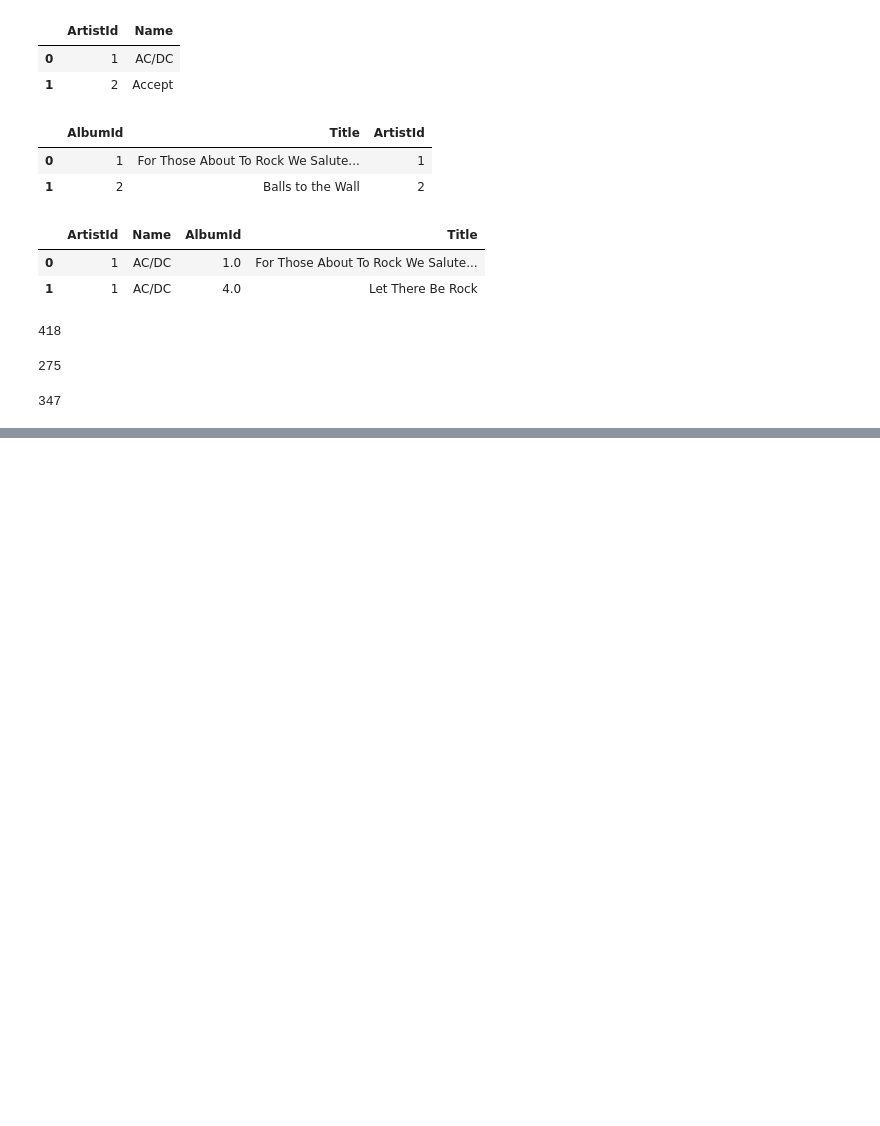
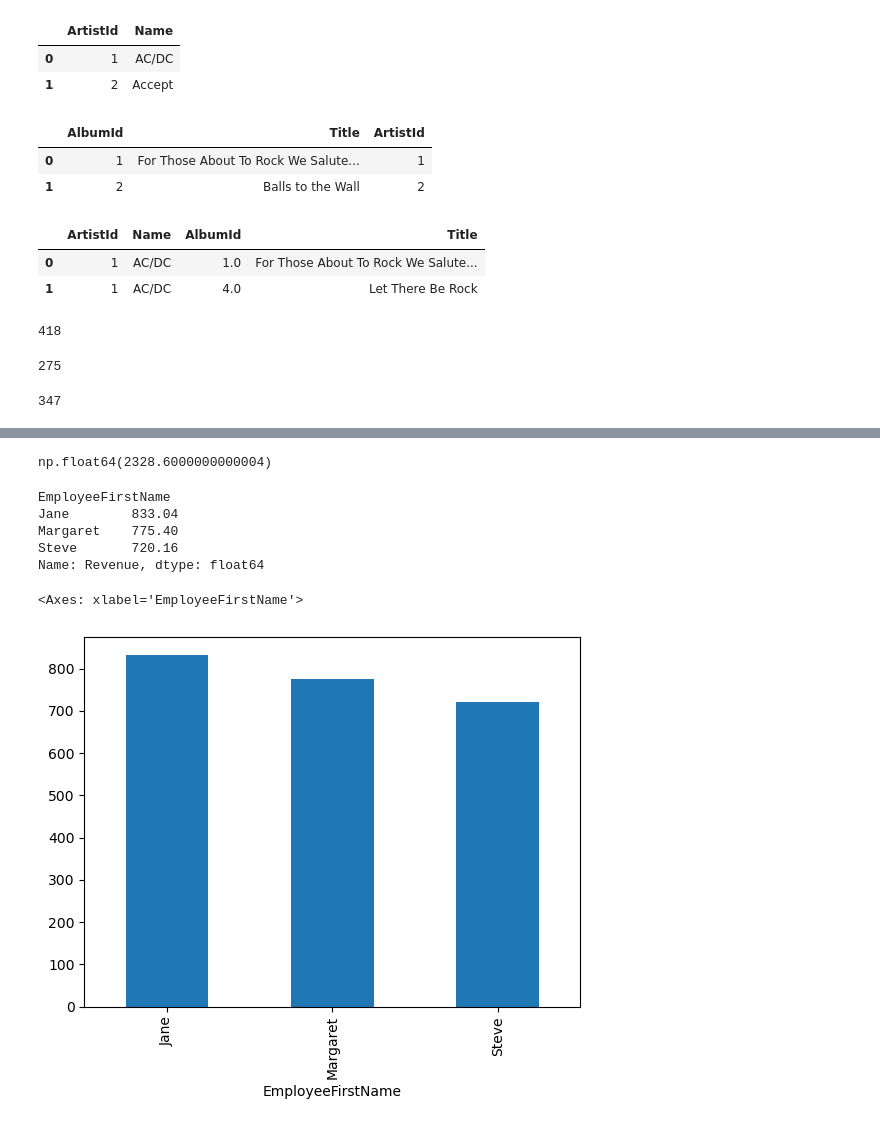
Before and after one commit to olaoluwaoyebola/PORA-Data-Science, a Jupyter notebook: Python/practical_class.ipynb, the cells around one changed output, grey strips where cells are left out. Drawn from its saved outputs; the diff is of its cells as text; code cells hidden in the pictures; blank space fills up the shorter version.

Commit message:
feat: merge tables and visualize

```diff
--- a/Python/practical_class.ipynb
+++ b/Python/practical_class.ipynb
@@ -128,2 +137,9 @@ len(Album)
 # %%
 # join tables employee -> customer -> invoice -> invoiceline
+
+Employee_Customer = Employee.merge(Customer,
+                                   how = 'right',
+                                   left_on = 'EmployeeId',
+                                   right_on = 'SupportRepId')
+Employee_Customer = Employee_Customer.drop(columns = "EmployeeId")
+Employee_Customer.head(1)
@@ -129,0 +150,8 @@ len(Album)
+# %%
+Employee_Customer_Invoice_InvoiceLine = (Employee_Customer.merge(Invoice,
+                                                                 how = "right",
+                                                                 on = "CustomerId")
+                                        ).merge(InvoiceLine,
+                                               how = "right",
+                                               on = "InvoiceId")
+Employee_Customer_Invoice_InvoiceLine.head(1)
@@ -130,3 +162,22 @@ len(Album)
+# %%
+# let's find total revenue
+
+Employee_Customer_Invoice_InvoiceLine["Revenue"] = Employee_Customer_Invoice_InvoiceLine["UnitPrice"] * Employee_Customer_Invoice_InvoiceLine["Quantity"]
+# %%
+Employee_Customer_Invoice_InvoiceLine["Revenue"].sum()
+# %% [output]
+np.float64(2328.6000000000004)
+# %%
+Employee_RR = Employee_Customer_Invoice_InvoiceLine.groupby("EmployeeFirstName")["Revenue"].sum()
+Employee_RR
+# %% [output]
+EmployeeFirstName
+Jane        833.04
+Margaret    775.40
+Steve       720.16
+Name: Revenue, dtype: float64
 # %%
-dataframe = load_table('album')
-dataframe.head()
+Employee_RR.plot(kind = 'bar')
+# %% [output]
+<Axes: xlabel='EmployeeFirstName'>
+[figure, added]
```
Also changed, not shown: parts of 7 cells of this notebook.
